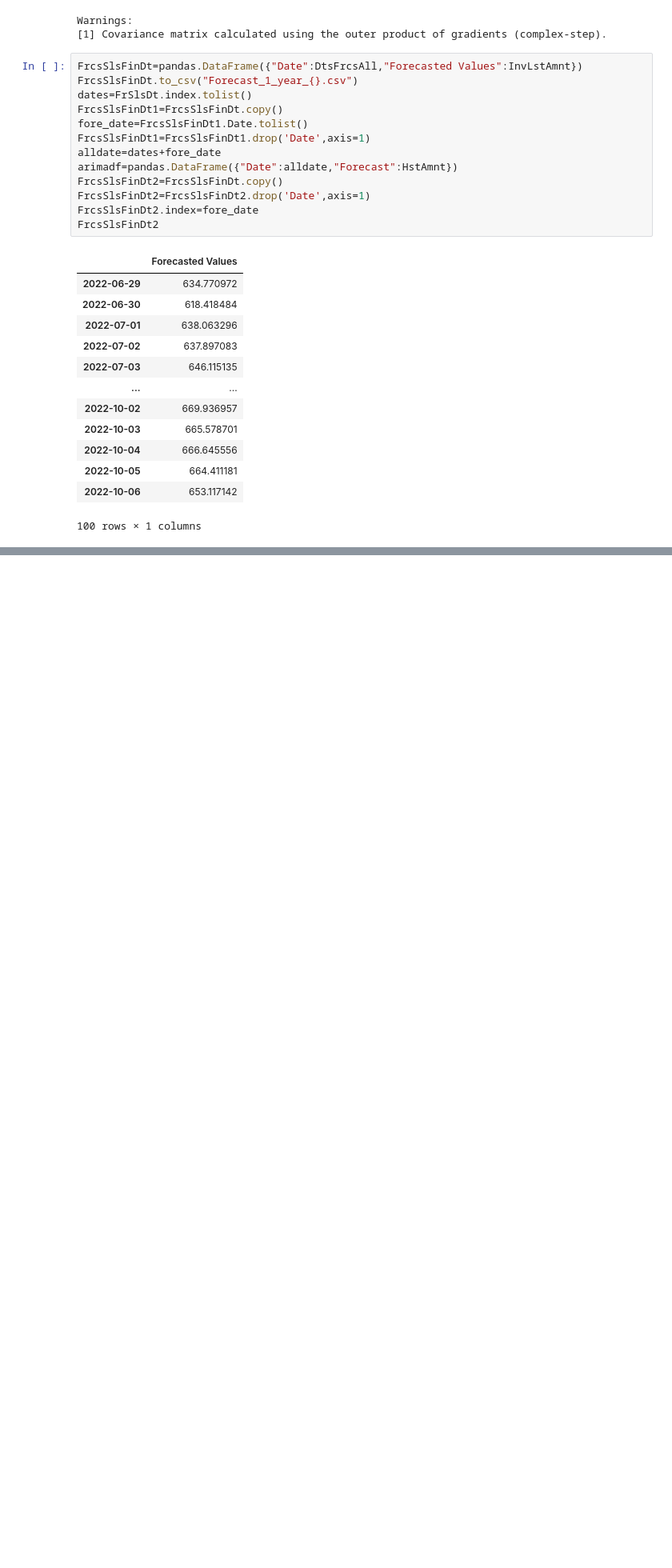
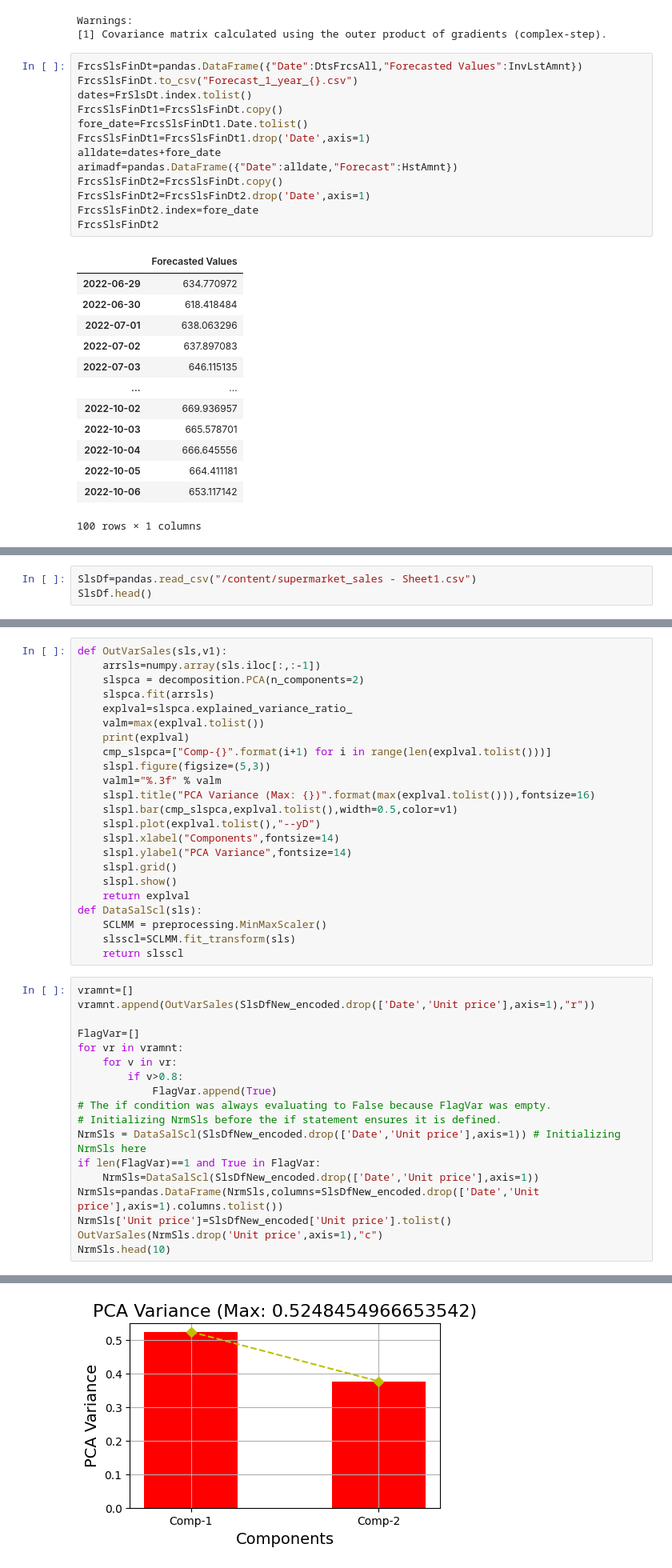
Before and after one commit to vasanthk99/Data_Science_Project, a Jupyter notebook: supermarket_sales_prediction_project.ipynb, the cells around one changed output, grey strips where cells are left out. Shown at 80% size. Saved outputs shown, nothing was run; the diff lists cells and outputs as text; blank space fills up the shorter version.

Commit message:
testing with new data

```diff
--- a/supermarket_sales_prediction_project.ipynb
+++ b/supermarket_sales_prediction_project.ipynb
@@ -988,0 +1018,3 @@ slsvs.show()
+# %%
+SlsDf=pandas.read_csv("/content/supermarket_sales - Sheet1.csv")
+SlsDf.head()
@@ -988,0 +1118,42 @@ slsvs.show()
+# %%
+def OutVarSales(sls,v1):
+    arrsls=numpy.array(sls.iloc[:,:-1])
+    slspca = decomposition.PCA(n_components=2)
+    slspca.fit(arrsls)
+    explval=slspca.explained_variance_ratio_
+    valm=max(explval.tolist())
+    print(explval)
+    cmp_slspca=["Comp-{}".format(i+1) for i in range(len(explval.tolist()))]
+    slspl.figure(figsize=(5,3))
+    valml="%.3f" % valm
+    slspl.title("PCA Variance (Max: {})".format(max(explval.tolist())),fontsize=16)
+    slspl.bar(cmp_slspca,explval.tolist(),width=0.5,color=v1)
+    slspl.plot(explval.tolist(),"--yD")
+    slspl.xlabel("Components",fontsize=14)
+    slspl.ylabel("PCA Variance",fontsize=14)
+    slspl.grid()
+    slspl.show()
+    return explval
+def DataSalScl(sls):
+    SCLMM = preprocessing.MinMaxScaler()
+    slsscl=SCLMM.fit_transform(sls)
+    return slsscl
+# %%
+vramnt=[]
+vramnt.append(OutVarSales(SlsDfNew_encoded.drop(['Date','Unit price'],axis=1),"r"))
+
+FlagVar=[]
+for vr in vramnt:
+    for v in vr:
+        if v>0.8:
+            FlagVar.append(True)
+# The if condition was always evaluating to False because FlagVar was empty.
+# Initializing NrmSls before the if statement ensures it is defined.
+NrmSls = DataSalScl(SlsDfNew_encoded.drop(['Date','Unit price'],axis=1)) # Initializing NrmSls here
+if len(FlagVar)==1 and True in FlagVar:
+    NrmSls=DataSalScl(SlsDfNew_encoded.drop(['Date','Unit price'],axis=1))
+NrmSls=pandas.DataFrame(NrmSls,columns=SlsDfNew_encoded.drop(['Date','Unit price'],axis=1).columns.tolist())
+NrmSls['Unit price']=SlsDfNew_encoded['Unit price'].tolist()
+OutVarSales(NrmSls.drop('Unit price',axis=1),"c")
+NrmSls.head(10)
+# %% [output]
@@ -988,0 +1161 @@ slsvs.show()
+[figure, added]
```
Also changed, not shown: parts of 32 cells of this notebook.
